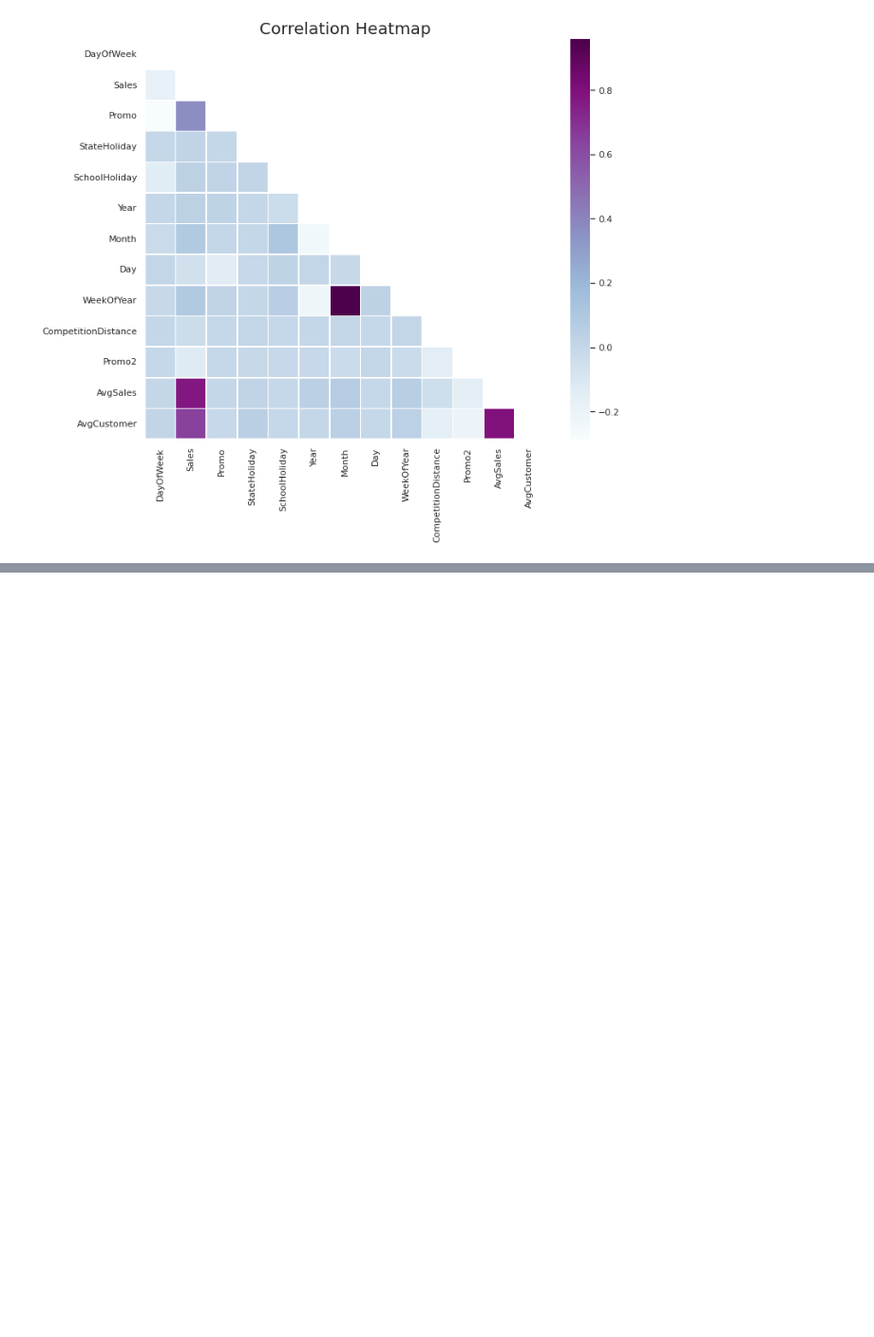
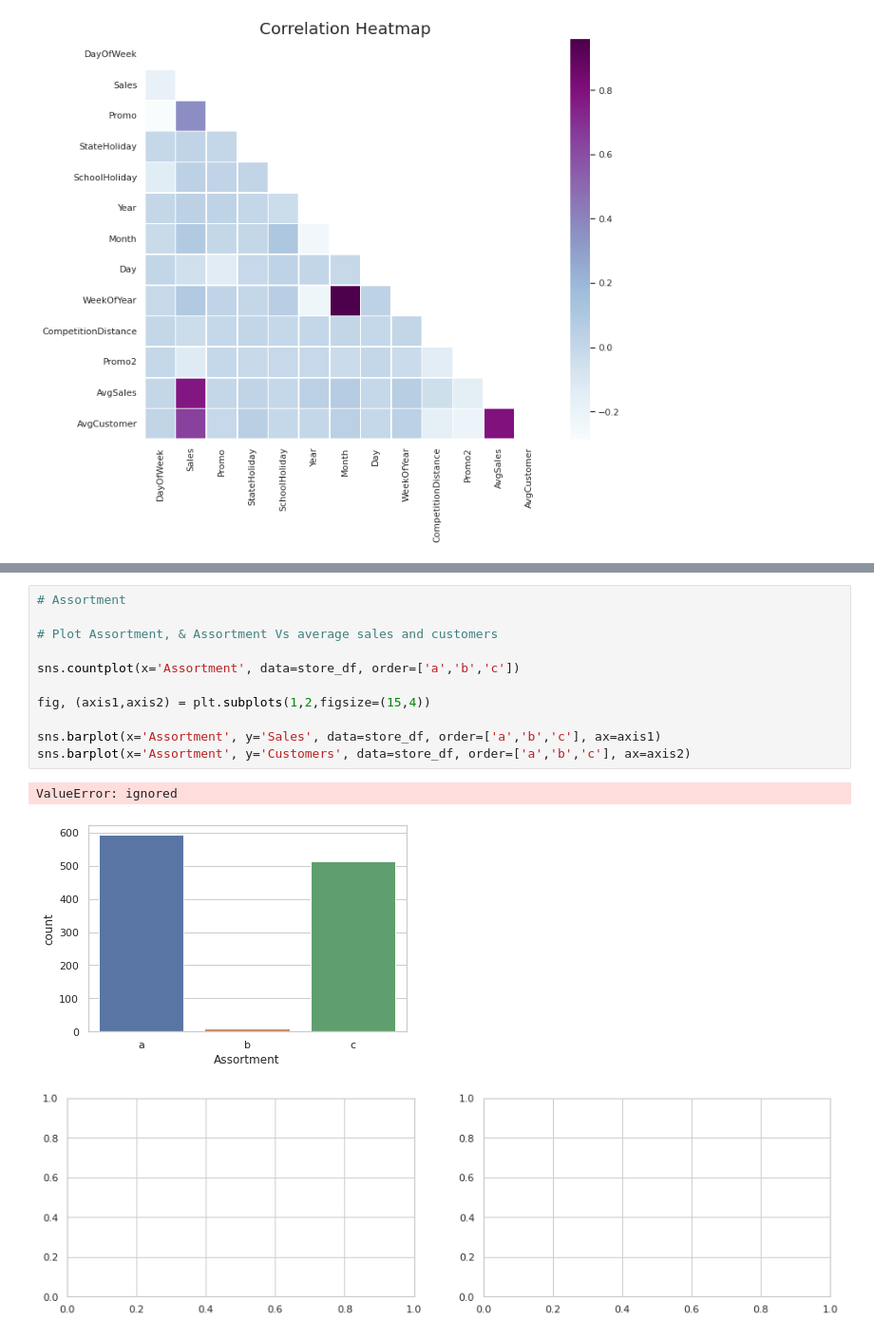
Before and after one commit to Team-AlmaBetter/Retail-Sales-Prediction, a Jupyter notebook: Rossmann_Sales_Prediction_Capstone_Project_ipynb.ipynb, the cells around one changed output, grey strips where cells are left out. Shown at 95% size. Drawn from its saved outputs; the diff is of its cells as text; blank space fills up the shorter version.

```diff
--- a/Rossmann_Sales_Prediction_Capstone_Project_ipynb.ipynb
+++ b/Rossmann_Sales_Prediction_Capstone_Project_ipynb.ipynb
@@ -994,0 +1010,15 @@ Text(0.5, 1.0, 'Correlation Heatmap')
+# %%
+# Assortment
+
+# Plot Assortment, & Assortment Vs average sales and customers
+
+sns.countplot(x='Assortment', data=store_df, order=['a','b','c'])
+
+fig, (axis1,axis2) = plt.subplots(1,2,figsize=(15,4))
+
+sns.barplot(x='Assortment', y='Sales', data=store_df, order=['a','b','c'], ax=axis1)
+sns.barplot(x='Assortment', y='Customers', data=store_df, order=['a','b','c'], ax=axis2)
+# %% [output]
+ValueError: ignored
+[figure, added]
+[figure, added]
```
Also changed, not shown: parts of 7 cells of this notebook.
